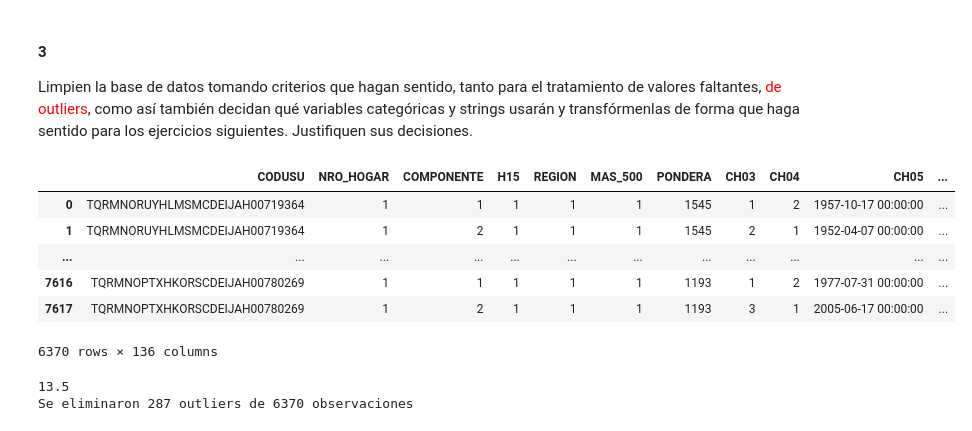
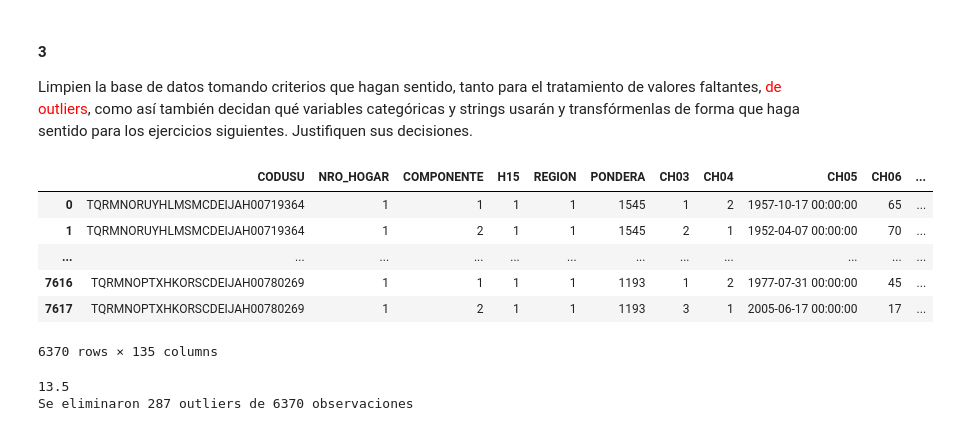
Before and after one commit to TheAtu/TP4, a Jupyter notebook: TP4_final.ipynb, the cells around one changed output. Drawn from its saved outputs; the diff is of its cells as text; code cells hidden in the pictures.

```diff
--- a/TP4_final.ipynb
+++ b/TP4_final.ipynb
@@ -143,7 +143,7 @@ df_EPH_AMBA.drop(columns=[col + '_I' for col in columns_different], inplace=True
 df_EPH_AMBA.rename(columns={col + '_H': col for col in columns_different}, inplace=True)
 
 # Dado que estas columnas son constantes en toda la base de datos y no aportan información tambien las eliminamos
-df_EPH_AMBA.drop(columns=['ANO4', 'TRIMESTRE', 'AGLOMERADO'], inplace=True)
+df_EPH_AMBA.drop(columns=['ANO4', 'TRIMESTRE', 'AGLOMERADO', 'MAS_500'], inplace=True)
 
 df_EPH_AMBA.to_excel(EPH_AMBA_raw_dir, index=False)
 
@@ -217,12 +217,6 @@ df_EPH_AMBA_clean = col_drop_if(
                                   other_criteria=[],
                                   df=df_EPH_AMBA_clean)
 
-# Reemplazamos valores en la columna 'MAS_500_H' y renombramos la columna
-df_EPH_AMBA_clean = replace_rename_col(
-                                  col='MAS_500',
-                                  replace_dic={'S': 1, 'N': 0},
-                                  new_name='MAS_500',
-                                  df=df_EPH_AMBA_clean)
 
 # Reemplazamos valores en la columna 'IV5' y renombramos la columna
 df_EPH_AMBA_clean = replace_rename_col(
@@ -233,38 +227,38 @@ df_EPH_AMBA_clean = replace_rename_col(
 # Convertimos columnas categóricas en columnas de variables dummy
 categorical_list = [
   {'col': 'IV3',
   'dummy_names_dic': {
       '1': 'pisos_revestido',
       '2': 'pisos_cemento',
       '3': 'pisos_sin_revestir',
       '4': 'pisos_sin_especificar'
       }
   },
   {'col': 'IV9',
   'dummy_names_dic': {
       '1': 'baño_adentro',
       '2': 'baño_afuera',
       '3': 'baño_sin'
       }
   },
 ]
 
 for i in range(0, len(categorical_list)):
   c = categorical_list[i]
   df_EPH_AMBA_clean = categorical_to_dummy(
                                   col=c['col'],
                                   dummy_names_dic=c['dummy_names_dic'],
                                   df=df_EPH_AMBA_clean)
 
 # Muestra el DataFrame resultante con todas las transformaciones
 with pd.option_context('display.max_columns', None, 'display.max_rows', 5):
   display(df_EPH_AMBA_clean)
 # %% [output]
-|  | CODUSU | NRO_HOGAR | COMPONENTE | H15 | REGION | MAS_500 | PONDERA | CH03 | CH04 | CH05 | ... |
-| 0 | TQRMNORUYHLMSMCDEIJAH00719364 | 1 | 1 | 1 | 1 | 1 | 1545 | 1 | 2 | 1957-10-17 00:00:00 | ... |
-| 1 | TQRMNORUYHLMSMCDEIJAH00719364 | 1 | 2 | 1 | 1 | 1 | 1545 | 2 | 1 | 1952-04-07 00:00:00 | ... |
+|  | CODUSU | NRO_HOGAR | COMPONENTE | H15 | REGION | PONDERA | CH03 | CH04 | CH05 | CH06 | ... |
+| 0 | TQRMNORUYHLMSMCDEIJAH00719364 | 1 | 1 | 1 | 1 | 1545 | 1 | 2 | 1957-10-17 00:00:00 | 65 | ... |
+| 1 | TQRMNORUYHLMSMCDEIJAH00719364 | 1 | 2 | 1 | 1 | 1545 | 2 | 1 | 1952-04-07 00:00:00 | 70 | ... |
 | ... | ... | ... | ... | ... | ... | ... | ... | ... | ... | ... | ... |
-| 7616 | TQRMNOPTXHKORSCDEIJAH00780269 | 1 | 1 | 1 | 1 | 1 | 1193 | 1 | 2 | 1977-07-31 00:00:00 | ... |
-| 7617 | TQRMNOPTXHKORSCDEIJAH00780269 | 1 | 2 | 1 | 1 | 1 | 1193 | 3 | 1 | 2005-06-17 00:00:00 | ... |
+| 7616 | TQRMNOPTXHKORSCDEIJAH00780269 | 1 | 1 | 1 | 1 | 1193 | 1 | 2 | 1977-07-31 00:00:00 | 45 | ... |
+| 7617 | TQRMNOPTXHKORSCDEIJAH00780269 | 1 | 2 | 1 | 1 | 1193 | 3 | 1 | 2005-06-17 00:00:00 | 17 | ... |
-6370 rows × 136 columns
+6370 rows × 135 columns
 # %%
```
Also changed, not shown: parts of 20 cells of this notebook, 4 other files.
